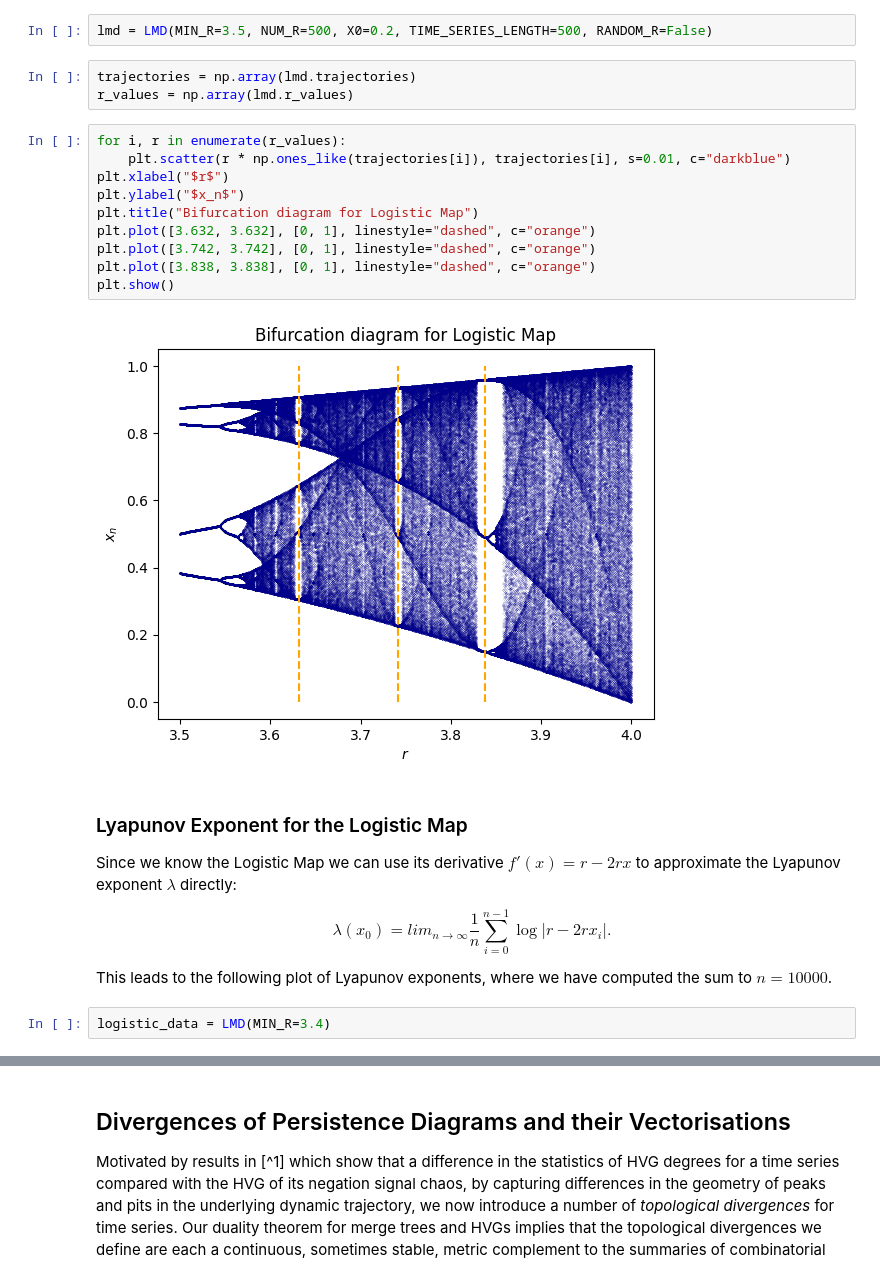
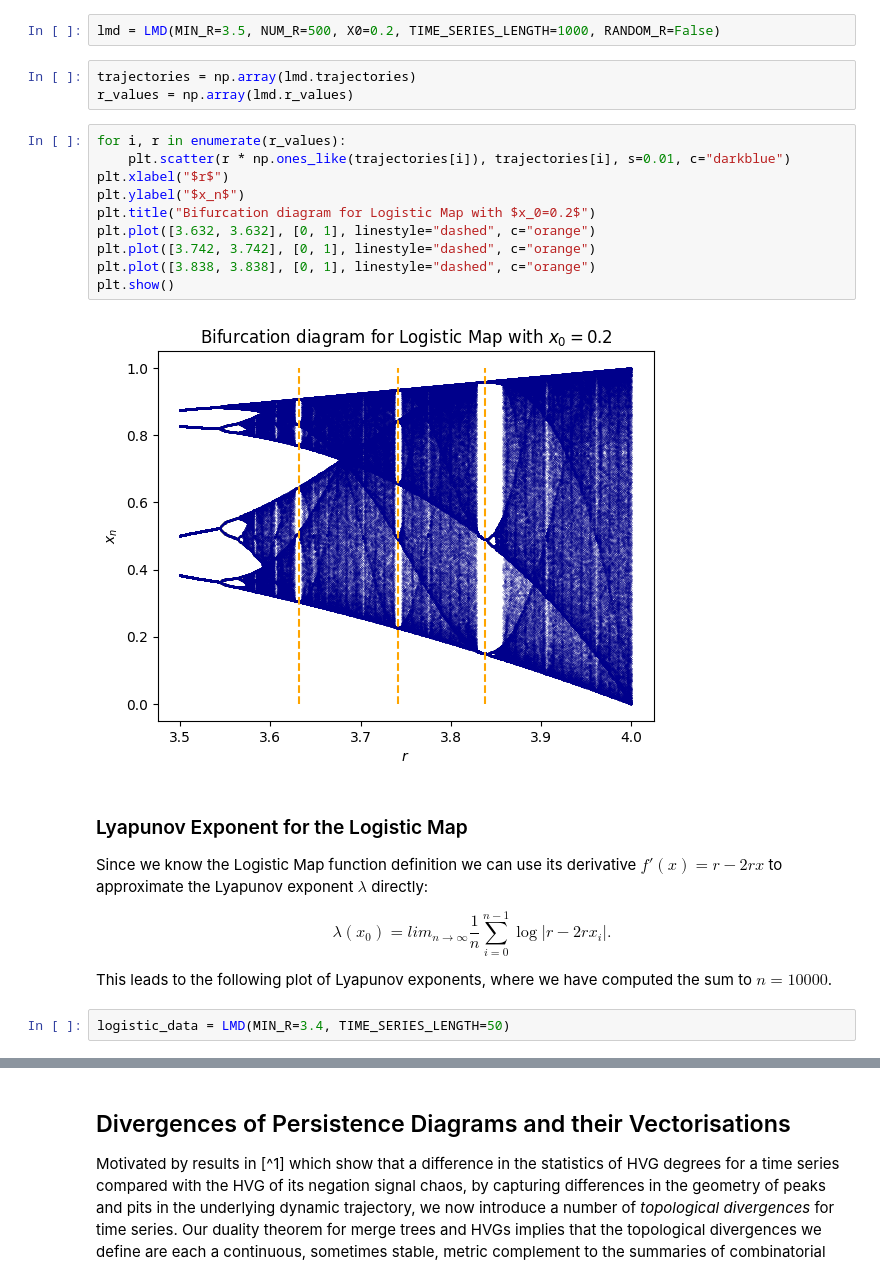
Before and after one commit to colinstephen/topological_divergences, a Jupyter notebook: experiments2.ipynb, the cells around one changed output, grey strips where cells are left out. Cells and saved outputs as stored; diff of their text form.

```diff
--- a/experiments2.ipynb
+++ b/experiments2.ipynb
@@ -42,32 +48,32 @@ The bifurcation diagram for the Logistic map, generated by trajectories originat
 
 [^1]: Alligood, Kathleen T., Tim D. Sauer, and James A. Yorke. *Chaos: An Introduction to Dynamical Systems.* 1st Corrected ed. 1996. Corr. 2nd printing 2000 edition. New York, NY Heidelberg: Springer, 1996.
 # %%
-lmd = LMD(MIN_R=3.5, NUM_R=500, X0=0.2, TIME_SERIES_LENGTH=500, RANDOM_R=False)
+lmd = LMD(MIN_R=3.5, NUM_R=500, X0=0.2, TIME_SERIES_LENGTH=1000, RANDOM_R=False)
 # %%
 trajectories = np.array(lmd.trajectories)
 r_values = np.array(lmd.r_values)
 # %%
 for i, r in enumerate(r_values):
     plt.scatter(r * np.ones_like(trajectories[i]), trajectories[i], s=0.01, c="darkblue")
 plt.xlabel("$r$")
 plt.ylabel("$x_n$")
-plt.title("Bifurcation diagram for Logistic Map")
+plt.title("Bifurcation diagram for Logistic Map with $x_0=0.2$")
 plt.plot([3.632, 3.632], [0, 1], linestyle="dashed", c="orange")
 plt.plot([3.742, 3.742], [0, 1], linestyle="dashed", c="orange")
 plt.plot([3.838, 3.838], [0, 1], linestyle="dashed", c="orange")
 plt.show()
 # %% [output]
-[figure, old version]
+[figure, new version]
 # %% [markdown]
 ### Lyapunov Exponent for the Logistic Map
 
-Since we know the Logistic Map we can use its derivative $f'(x) = r - 2rx$ to approximate the Lyapunov exponent $\lambda$ directly:
+Since we know the Logistic Map function definition we can use its derivative $f'(x) = r - 2rx$ to approximate the Lyapunov exponent $\lambda$ directly:
 
 $$\lambda(x_0) = lim_{n\to\infty} \frac{1}{n}  \sum_{i=0}^{n-1} \log | r - 2rx_i |.$$
 
 This leads to the following plot of Lyapunov exponents, where we have computed the sum to $n=10000$.
 # %%
-logistic_data = LMD(MIN_R=3.4)
+logistic_data = LMD(MIN_R=3.4, TIME_SERIES_LENGTH=50)
 # %%
 plt.plot(logistic_data.r_values, logistic_data.lyapunov_exponents, lw=1)
 min_r, max_r = logistic_data.MIN_R, logistic_data.MAX_R
```
Also changed, not shown: parts of 25 cells of this notebook, 2 other files.
